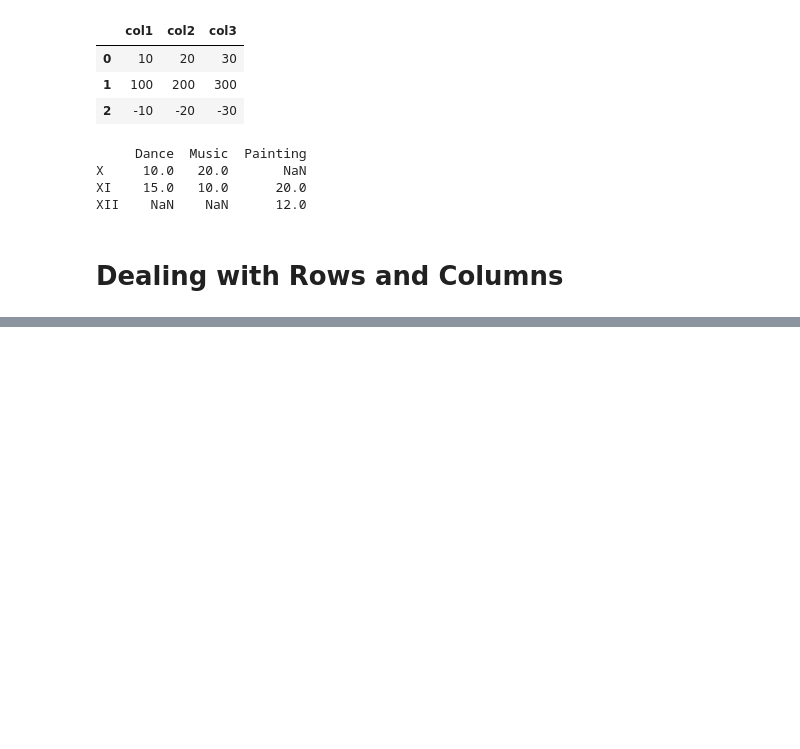
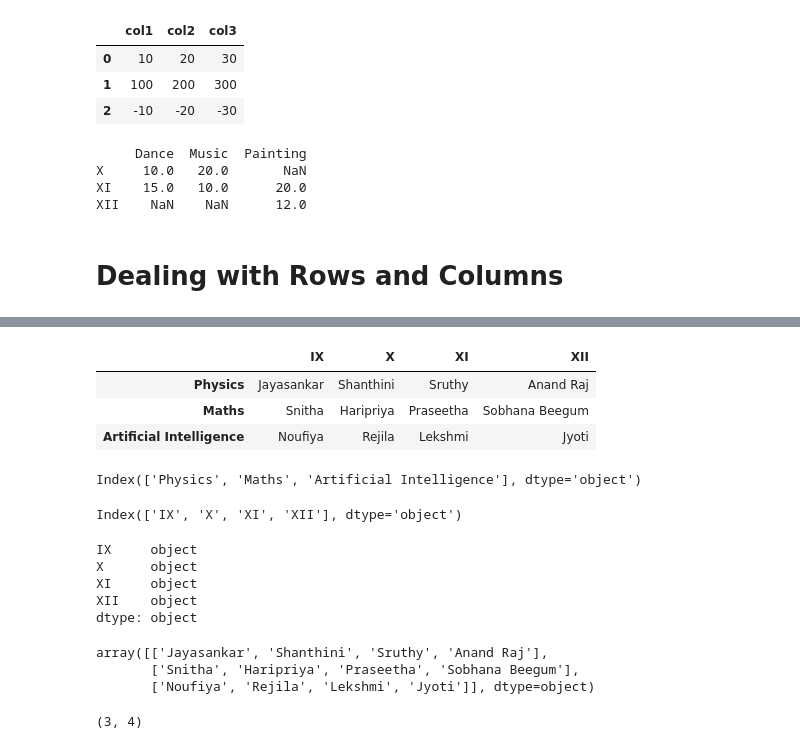
Before and after one commit to oldMan1/schoolTeachings, a Jupyter notebook: school_teachings/AI Class 11.ipynb, the cells around one changed output, grey strips where cells are left out. Drawn from its saved outputs; the diff is of its cells as text; code cells hidden in the pictures; blank space fills up the shorter version.

```diff
--- a/school_teachings/AI Class 11.ipynb
+++ b/school_teachings/AI Class 11.ipynb
@@ -267,0 +424,47 @@ XII    NaN    NaN      12.0
+# %%
+import pandas as pd
+
+Teacher = pd.read_csv('Teacher.csv')
+Teacher.index = ['Physics', 'Maths', 'Artificial Intelligence']
+
+Teacher
+# %% [output]
+|  | IX | X | XI | XII |
+| Physics | Jayasankar | Shanthini | Sruthy | Anand Raj |
+| Maths | Snitha | Haripriya | Praseetha | Sobhana Beegum |
+| Artificial Intelligence | Noufiya | Rejila | Lekshmi | Jyoti |
+# %%
+# Displaying Row Indexes - Teacher.index
+
+Teacher.index
+# %% [output]
+Index(['Physics', 'Maths', 'Artificial Intelligence'], dtype='object')
+# %%
+# Displaying column Indexes - Teacher.columns
+
+Teacher.columns
+# %% [output]
+Index(['IX', 'X', 'XI', 'XII'], dtype='object')
+# %%
+# Displaying datatype of each - Teacher.dtypes
+
+Teacher.dtypes
+# %% [output]
+IX     object
+X      object
+XI     object
+XII    object
+dtype: object
+# %%
+# Displaying data in Numpy Array form - Teacher.values
+
+Teacher.values
+# %% [output]
+array([['Jayasankar', 'Shanthini', 'Sruthy', 'Anand Raj'],
+       ['Snitha', 'Haripriya', 'Praseetha', 'Sobhana Beegum'],
+       ['Noufiya', 'Rejila', 'Lekshmi', 'Jyoti']], dtype=object)
+# %%
+# Displaying total number of rows and columns (row, column) - Teacher.shape
+Teacher.shape
+# %% [output]
+(3, 4)
```
Also changed, not shown: parts of 27 cells of this notebook, 7 other files.
